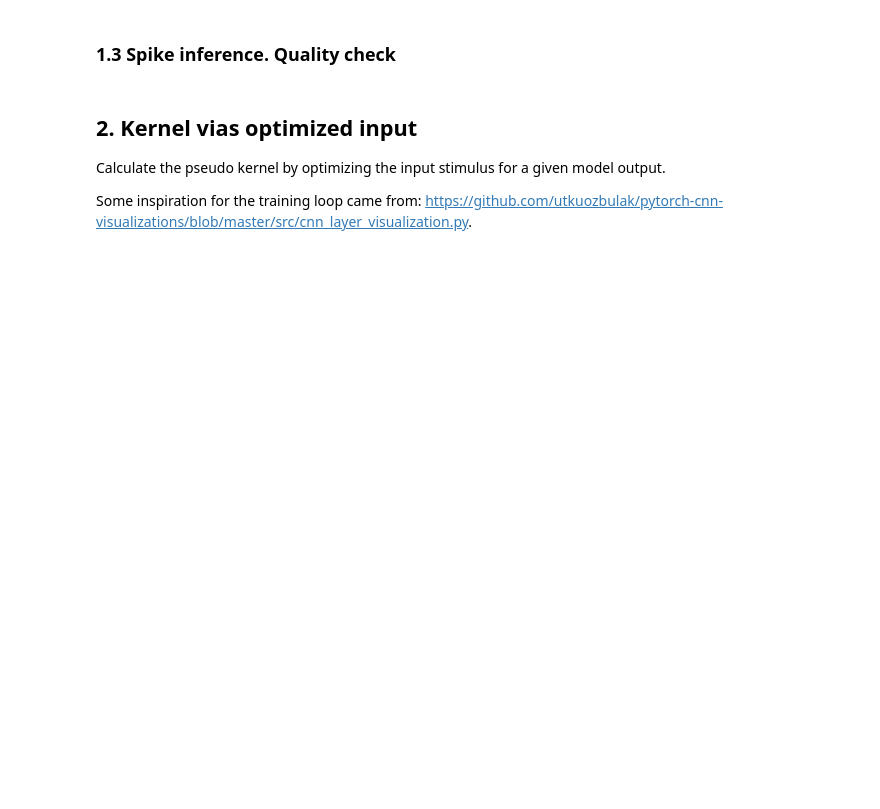
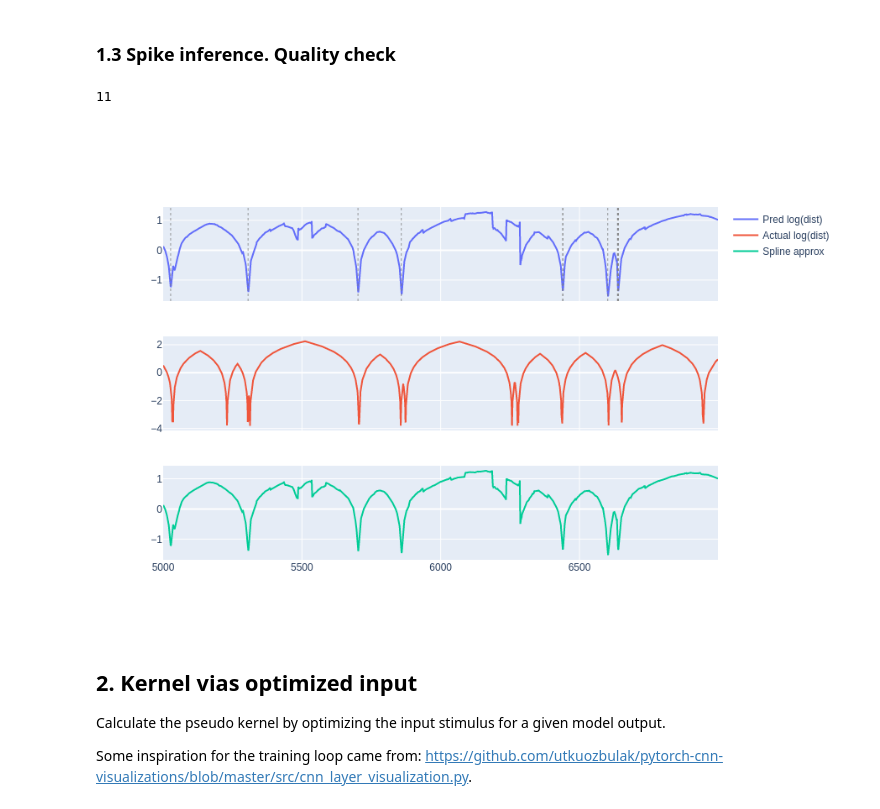
Before and after one commit to BadenLab/retinapy, a Jupyter notebook: notebooks/kernel_from_distmodel.ipynb, the cells around one changed output. Cells and saved outputs as stored; diff of their text form; code cells hidden in the pictures; blank space fills up the shorter version.

```diff
--- a/notebooks/kernel_from_distmodel.ipynb
+++ b/notebooks/kernel_from_distmodel.ipynb
@@ -242,7 +279,7 @@ kernel_plot(actual_kernel_1ms, kernel_pad=kernel_pad_1ms, bin_duration_ms=bin_du
 # %%
 def _debug_spike_inference(pred_distfield, actual_distfield, start_ms=0, duration_ms=2000):
     downsample = 2
-    pred_spikes, spline = infer_spikes_via_spline(pred_distfield, dist_threshold=0.2,
+    pred_spikes, spline = infer_spikes_via_spline(pred_distfield, dist_threshold=-0.9,
                                                   grad_threshold=0.1)
     xs_double_res = np.arange(duration_ms*downsample) + start_ms*downsample
     xs = np.arange(duration_ms) + start_ms
@@ -251,37 +288,41 @@ def _debug_spike_inference(pred_distfield, actual_distfield, start_ms=0, duratio
     actual_df_1ms = scipy.signal.decimate(actual_distfield, downsample, axis=0)
     spike_idxs = np.round(np.squeeze(np.nonzero(pred_spikes)).astype(float) / downsample)
     scatter_p = go.Scatter(x=xs, y=pred_df_1ms[start_ms:start_ms+duration_ms],
-                          name="Pred log(distfield/20)")
+                          name="Pred log(dist)")
     scatter_y = go.Scatter(x=xs, y=actual_df_1ms[start_ms:start_ms+duration_ms],
-                          name="Actual log(distfield/20)")
+                          name="Actual log(dist)")
     scatter_s = go.Scatter(x=xs, y=spline_1ms,
                            name="Spline approx")
     fig = subplots.make_subplots(rows=3, cols=1, shared_xaxes=True)
     fig.add_trace(scatter_p, row=1, col=1)
     fig.add_trace(scatter_y, row=2, col=1)
     fig.add_trace(scatter_s, row=3, col=1)
     fig.update_layout({
         "height": 600,
         "width": 800})
     spikes_in_xs = spike_idxs[np.logical_and(spike_idxs > start_ms, spike_idxs < start_ms + duration_ms)]
     #spikes_in_xs = np.squeeze(np.nonzero(pred_spikes[start_ms:start_ms+duration_ms])) + start_ms
     print(len(spikes_in_xs))
     if len(spikes_in_xs) < 100:
         for s in spikes_in_xs:
             fig.add_vline(x=s, line_width=0.8, line_dash='dot', line_color='grey', row=1, col=1)
     fig.show()
+    fig.write_image("../out/spikes1.svg")
 
 def debug_spike_inference(trainable, start_ms):
     pred_len = 200
     pred_start = 100
     snippet_pad = 600
     pred_distfield = whole_distfield(trainable, pred_len, pred_start, snippet_pad)
     max_dist = 600
-    actual_distfield = sdf.distance_field(trainable.test_ds.ds.recording.spikes[:,0], max_dist)
+    actual_distfield = sdf.distance_field(test_ds.ds.recording.spikes[:,0], max_dist)
     actual_distfield = trainable.distfield_to_nn_output(torch.Tensor(actual_distfield)).numpy()
     _debug_spike_inference(pred_distfield, actual_distfield, start_ms)
 
 debug_spike_inference(trainable, start_ms=5000)
+# %% [output]
+11
+[figure, added]
 # %% [markdown]
 ## 2. Kernel vias optimized input
 Calculate the pseudo kernel by optimizing the input stimulus for a given model output.
```
Also changed, not shown: parts of 11 cells of this notebook.
